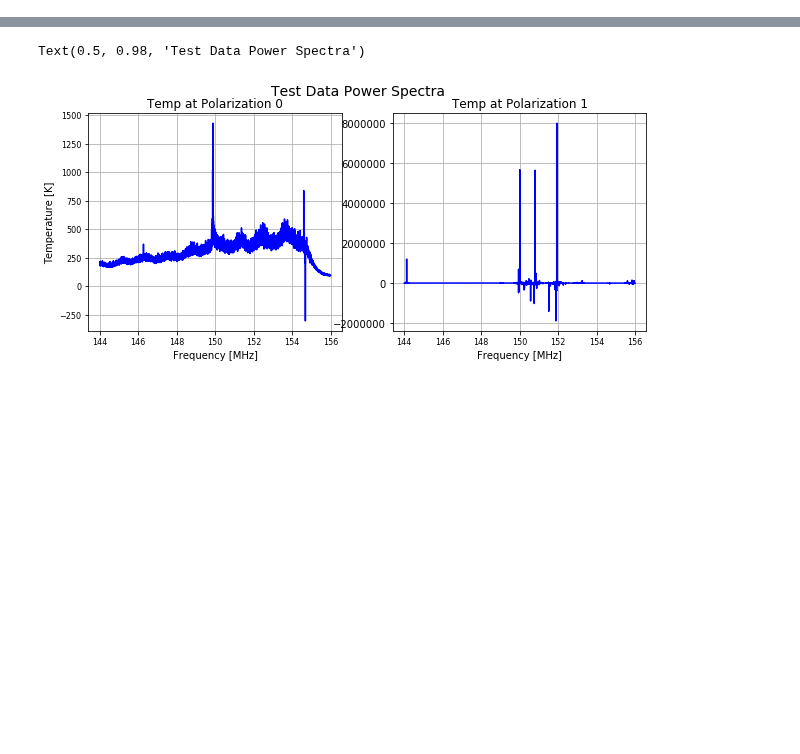
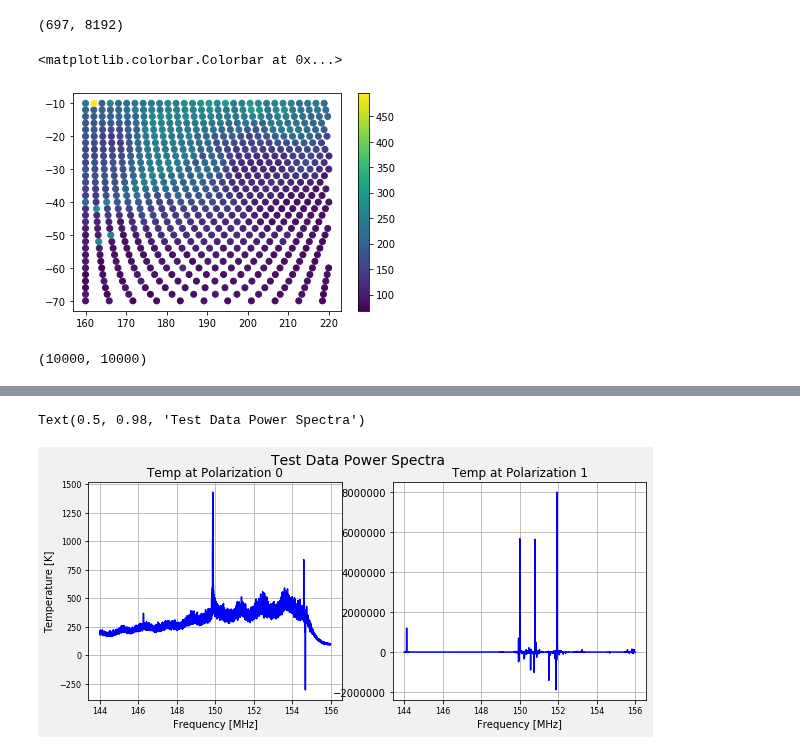
Before and after one commit to nolanylee/astro121lab, a Jupyter notebook: lab4_analysis.ipynb, the cells around one changed output, grey strips where cells are left out. Cells and saved outputs as stored; diff of their text form; code cells hidden in the pictures; blank space fills up the shorter version.

Commit message:
attempted interpolation

```diff
--- a/lab4_analysis.ipynb
+++ b/lab4_analysis.ipynb
@@ -145,0 +111,31 @@ array([[         nan,          nan, 157.56529304, ...,          nan,
+# %%
+Tline_0 = calibrate1(median_specs_0, median_noise_0, 0)
+Tline_1 = calibrate1(median_specs_1, median_noise_1, 1)
+Tline_0.shape
+# %% [output]
+(697, 8192)
+# %%
+ctline_0 = np.empty((nfiles, nfreq))
+ctline_1 = np.empty((nfiles, nfreq))
+
+for i in trange(nfiles):
+    sub_0 = Tline_0[i] - np.mean(Tline_0[i])
+    ctline_0[i] = sub_0
+    sub_1 = Tline_1[i] - np.mean(Tline_1[i])
+    ctline_1[i] = sub_1
+# %%
+T_0 = np.max(ctline_0, axis=1)
+T_1 = np.max(ctline_1, axis=1)
+# %%
+coords = np.array(dish.bubble_coords())
+np.shape(coords)
+plt.scatter(coords[:,0], coords[:,1], c=T_0)
+#plt.scatter(x,y,alpha=0.5)
+plt.colorbar()
+# %% [output]
+<matplotlib.colorbar.Colorbar at 0x...>
+[figure, added]
+# %%
+np.shape(t_interp)
+# %% [output]
+(10000, 10000)
```
Also changed, not shown: parts of 22 cells of this notebook.
